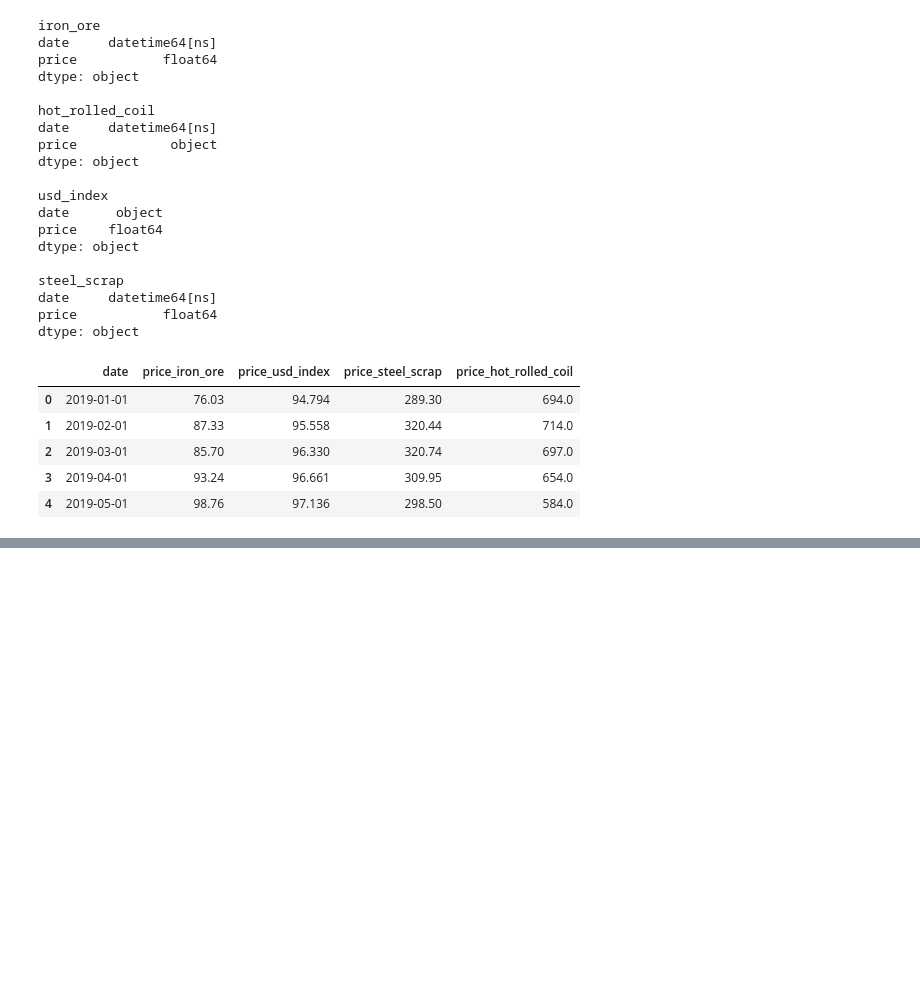
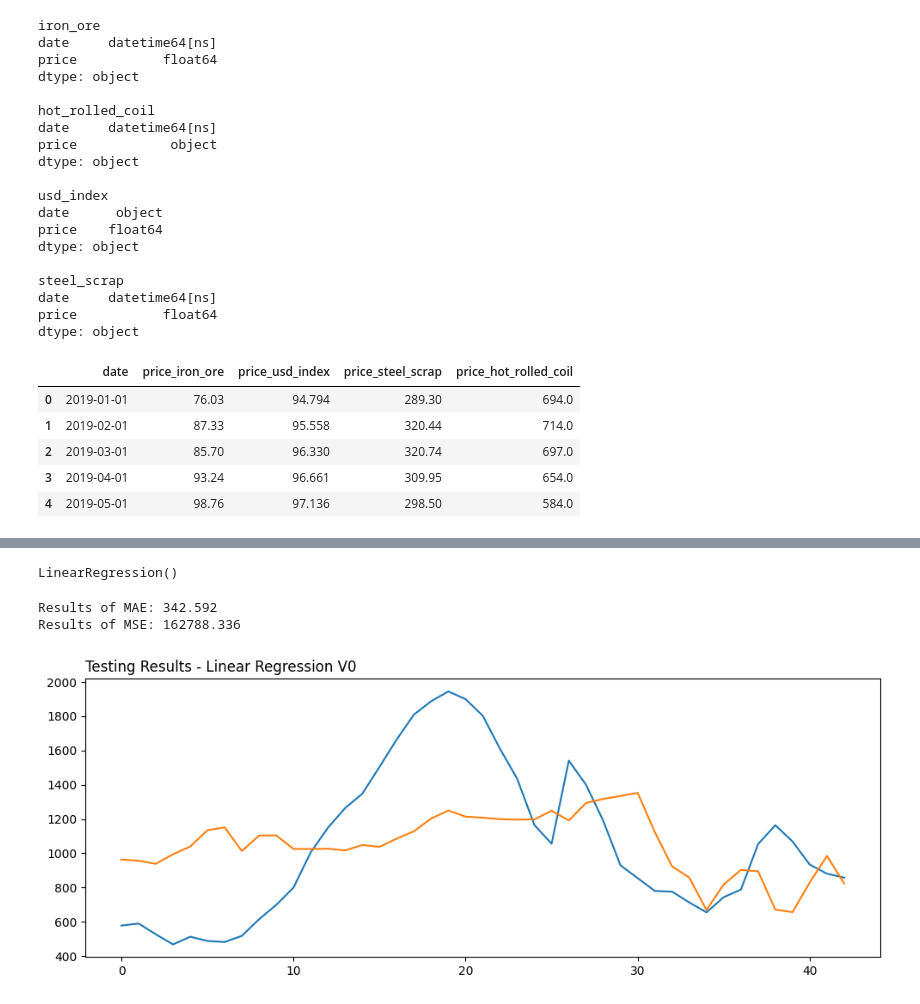
Before and after one commit to ViniAndrade10/Hot_Rolled_Coil_Price_Prediction, a Jupyter notebook: notebooks/Hot_Rolled_Coil_Price_Prediction.ipynb, the cells around one changed output, grey strips where cells are left out. Drawn from its saved outputs; the diff is of its cells as text; code cells hidden in the pictures; blank space fills up the shorter version.

```diff
--- a/notebooks/Hot_Rolled_Coil_Price_Prediction.ipynb
+++ b/notebooks/Hot_Rolled_Coil_Price_Prediction.ipynb
@@ -224,0 +112,5 @@ y_test = y.loc[slicing:]
+# %%
+months_to_predict = 12
+df_shift = df_completo.copy()
+df_shift["price_hot_rolled_coil"] = df_shift["price_hot_rolled_coil"].shift(-months_to_predict)
+df_shift = df_shift.drop(["date"], axis=1)
@@ -225,3 +126,11 @@ y_test = y.loc[slicing:]
+# %%
+df_to_train = df_shift.loc[
+    [
+        i
+        for i in df_shift["price_hot_rolled_coil"].index
+        if not np.isnan(df_shift["price_hot_rolled_coil"][i])
+    ], :
+].reset_index(drop=True)
 # %%
 def checking_results(y_pred, y_true):
     result_mae = round(mean_absolute_error(y_pred, y_true), ndigits=3)
@@ -522,0 +149,17 @@ Results of MSE: 8228.343
+# %%
+X = df_to_train.drop(["price_hot_rolled_coil"], axis=1)
+y = df_to_train["price_hot_rolled_coil"]
+# %%
+model_linear = LinearRegression()
+model_linear.fit(X, y)
+# %% [output]
+LinearRegression()
+# %%
+model_result = model_linear.predict(X)
+
+checking_results(model_result, y)
+plotting_results(X.index, y, model_result, "Linear Regression", "V0")
+# %% [output]
+Results of MAE: 342.592
+Results of MSE: 162788.336
+[figure, added]
```
Also changed, not shown: parts of 63 cells of this notebook, 1 other file.
